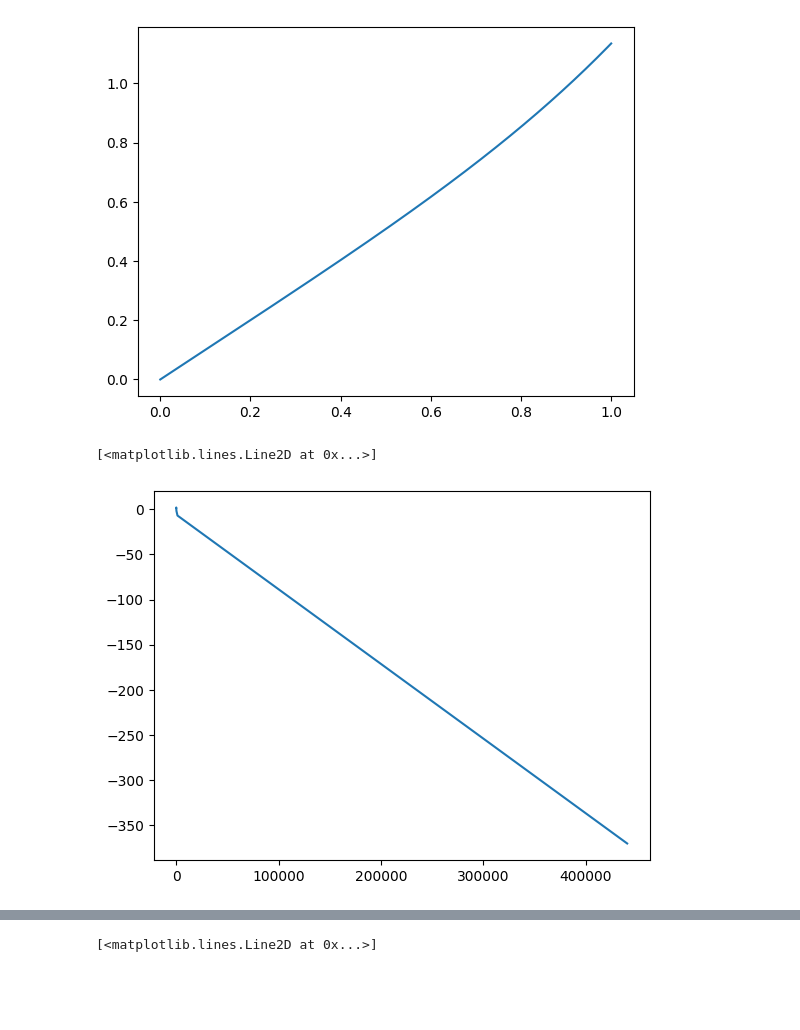
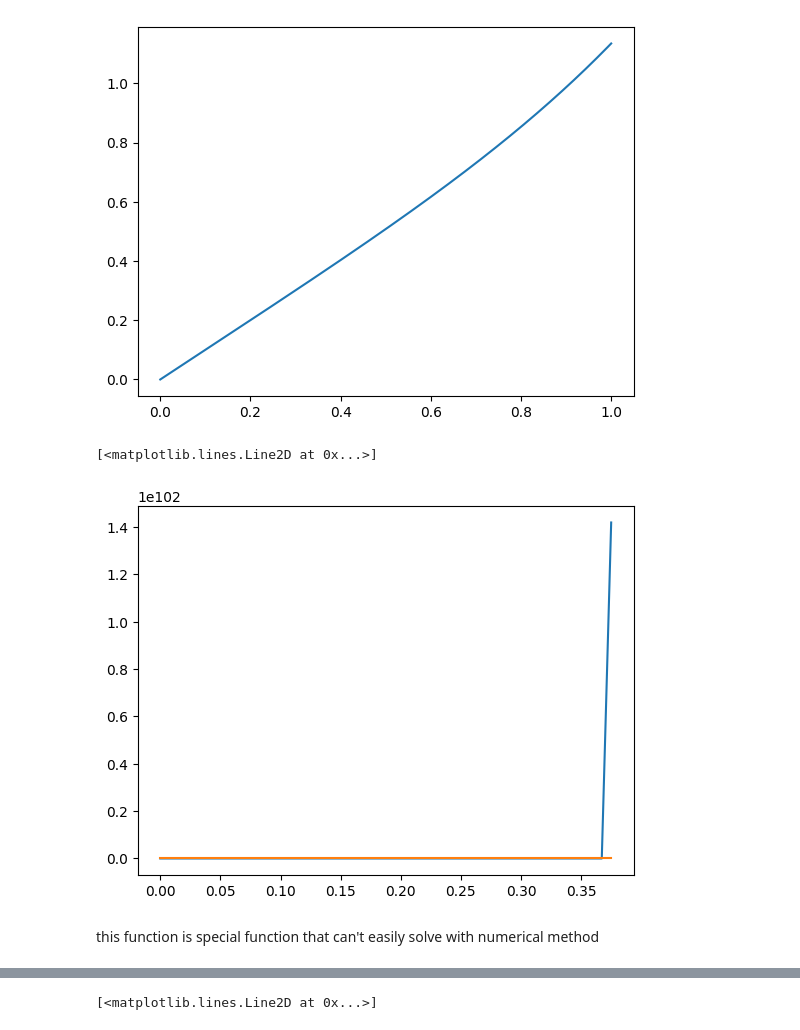
Before and after one commit to hamasoon/NumericalComputing2025Spring, a Jupyter notebook: HW6/NA_HW6_배문성_2019-14355.ipynb, the cells around one changed output, grey strips where cells are left out. Drawn from its saved outputs; the diff is of its cells as text; code cells hidden in the pictures; blank space fills up the shorter version.

```diff
--- a/HW6/NA_HW6_배문성_2019-14355.ipynb
+++ b/HW6/NA_HW6_배문성_2019-14355.ipynb
@@ -193,48 +194,38 @@ x(1) =  1.1345222424000452
 [figure]
 # %%
 # 7.4 - 2
-def taylor_ode_solver(f, x0, y0, t0, t1, h):
+
+def rk4(f, x0, y0, t0, t1, h):
     n = int((t1 - t0) / h)
     t = t0
     x = x0
     y = y0
     result = [(t, x, y)]
-    order = len(f)
+    for _ in range(n):
+        k1x, k1y = f(t, x, y)
+        k2x, k2y = f(t + h/2, x + h*k1x/2, y + h*k1y/2)
+        k3x, k3y = f(t + h/2, x + h*k2x/2, y + h*k2y/2)
+        k4x, k4y = f(t + h, x + h*k3x, y + h*k3y)
 
-    for _ in range(n):
-        x_inc = 0
-        y_inc = 0
-        for i in range(order):
-            x_t, y_t = f[i](t, x, y)
-            coeff = (h ** (i + 1)) / math.factorial(i + 1)
-            x_inc += coeff * x_t
-            y_inc += coeff * y_t
-
-        x += x_inc
-        y += y_inc
-
+        x += h * (k1x + 2*k2x + 2*k3x + k4x) / 6
+        y += h * (k1y + 2*k2y + 2*k3y + k4y) / 6
         t += h
         result.append((t, x, y))
-
     return result
 
 def f1(t, x, y):
+    # 주어진 1차 미분방정식: x' = t + x**2 - y, y' = t**2 - x + y**2
     return t + x**2 - y, t**2 - x + y**2
 
-def f2(t, x, y):
-    x_1, y_1 = f1(t, x, y)
-    return 1 + 2*x_1*x - 2*y_1, 2*t + 2*y_1*y - 2*x_1
-
-def f3(t, x, y):
-    x_1, y_1 = f1(t, x, y)
-    x_2, y_2 = f2(t, x, y)
-    return 2*x_2*x - 2*x_1**2 - 2*y_2, 2 + 2*y_2*y +2*y_1**2 - x_2
-
-solution = taylor_ode_solver([f1, f2, f3], 3, 2, 0, 0.38, 1/128)
-plt.plot([pt[1] for pt in solution], [pt[2] for pt in solution], label='Taylor ODE Solver')
+# 초기 조건: x(0)=3, y(0)=2, 구간: [0, 0.38], 스텝 h = 1/128
+solution = rk4(f1, 3, 2, 0, 0.38, 1/128)
+plt.plot([pt[0] for pt in solution], [pt[1] for pt in solution], label='Taylor ODE Solver x')
+plt.plot([pt[0] for pt in solution], [pt[2] for pt in solution], label='Taylor ODE Solver y')
 # %% [output]
 [<matplotlib.lines.Line2D at 0x...>]
-[figure, old version]
+[figure, new version]
+# %% [markdown]
+this function is special function that can't easily solve with numerical method
 # %%
 # 7.4 - 3
 
```
Also changed, not shown: parts of 5 cells of this notebook, 2 other files.
